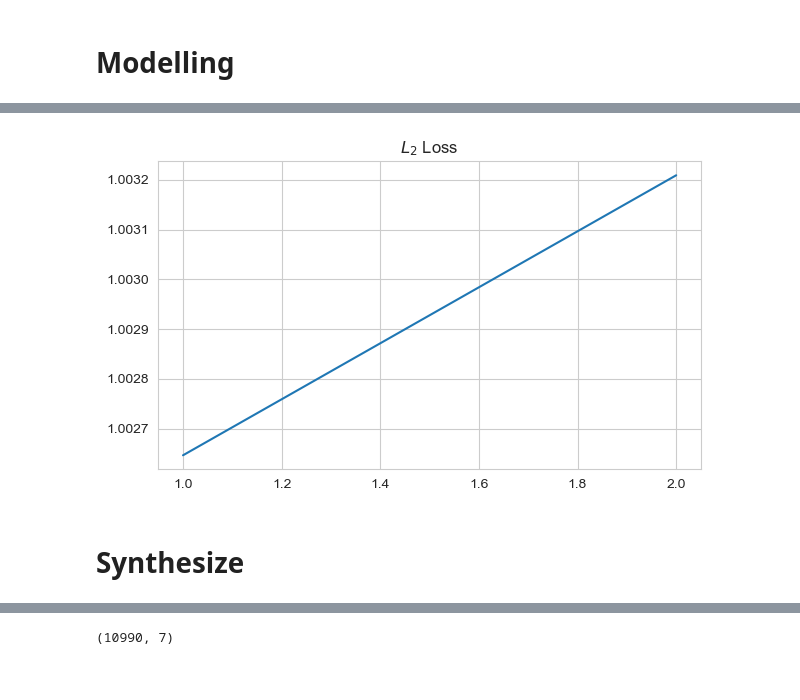
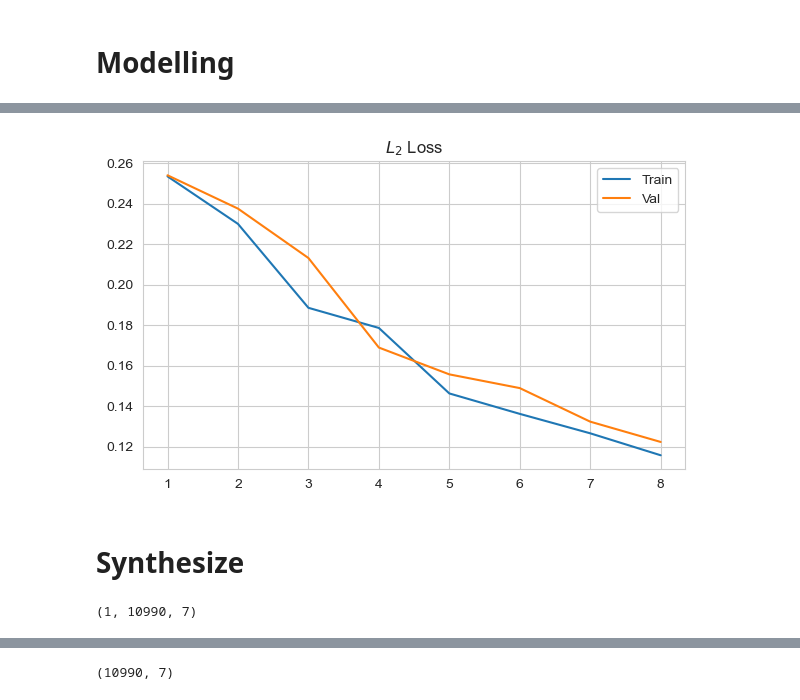
Before and after one commit to negralessio/biosignals-gen-ai, a Jupyter notebook: notebooks/modelling.ipynb, the cells around one changed output, grey strips where cells are left out. Cells and saved outputs as stored; diff of their text form; code cells hidden in the pictures.

Commit message:
Increased complexity of VAE and added new plots

```diff
--- a/notebooks/modelling.ipynb
+++ b/notebooks/modelling.ipynb
@@ -59,7 +60,7 @@ df_list[0]
 df_scaled_list = []
 
 for df in df_list:
-    scaler = StandardScaler(with_mean=False)
+    scaler = MinMaxScaler()
     df_scaled = pd.DataFrame(scaler.fit_transform(df), index=df.index, columns=df.columns)
     df_scaled_list.append(df_scaled)
 # %%
@@ -77,3 +78,7 @@ df_scaled_list[0].describe()
 # %% [markdown]
 ## Reshape to LSTM format
+# %%
+# Validation Set
+df_scaled_list_val = df_scaled_list[:2]
+df_scaled_list = df_scaled_list[len(df_scaled_list_val):]
 # %%
@@ -105,7 +118,7 @@ print(reshaped_data.shape)
 # %%
 import tensorflow as tf
 
-from tensorflow.keras.layers import Input, LSTM, RepeatVector, Dense, Bidirectional
+from tensorflow.keras.layers import Input, LSTM, RepeatVector, Dense, Bidirectional, TimeDistributed, Reshape
 
 
 # Hyperparams
@@ -124,19 +137,20 @@ class Sampling(tf.keras.layers.Layer):
 
 # Encoder Architecture
 inputs = Input(shape=(sequence_length, num_features))
-z = LSTM(128, return_sequences=True)(inputs)
-z = LSTM(latent_dims)(z)
-z_mean = Dense(latent_dims)(z)
-z_log_var = Dense(latent_dims)(z)
+z = LSTM(128)(inputs)
+z_mean = Dense(latent_dims, activation="tanh")(z)
+z_log_var = Dense(latent_dims, activation="tanh")(z)
 codings = Sampling()([z_mean, z_log_var])
-encoder = tf.keras.Model(inputs=[inputs], outputs = [z_mean, z_log_var, codings])
+encoder = tf.keras.Model(inputs=[inputs], outputs = [z_mean, z_log_var, codings], name="encoder")
 
 # Decoder Architecture
 decoder_inputs = Input(shape=(latent_dims,))
-x = RepeatVector(sequence_length)(decoder_inputs)
-x = LSTM(128, return_sequences=True)(x)
-x = LSTM(num_features, return_sequences=True)(x)
-decoder = tf.keras.Model(inputs=decoder_inputs, outputs=x)
+x = Dense(1024)(decoder_inputs)
+x = Dense(sequence_length * 1, name='Decode_1')(x)
+x = Reshape((sequence_length, 1), name='Decode_2')(x)
+x = LSTM(num_features, activation='tanh', return_sequences=True)(x)
+x = TimeDistributed(Dense(num_features, activation='linear'), name='Decoder_Output_Layer')(x)
+decoder = tf.keras.Model(inputs=decoder_inputs, outputs=x, name="decoder")
 
 # Connecting Encoder + Decoder
 _, _, codings = encoder(inputs)
@@ -177,3 +214,3 @@ ________________________________________________________________________________
 # %%
-history = vae.fit(reshaped_data, reshaped_data, epochs=2, batch_size=1)
+history = vae.fit(reshaped_data, reshaped_data, epochs=8, batch_size=2, validation_data=(reshaped_data_val, reshaped_data_val))
 # %% [output]
@@ -184,16 +233,23 @@ Epoch 2/2
 # %%
 def plot_history(history):
     loss_dict = history.history
 
-    y = loss_dict["loss"]
-    x = [i+1 for i in range(0, len(y))]
+    loss_train = loss_dict["loss"]
+    loss_val = loss_dict["val_loss"]
+    x = [i+1 for i in range(0, len(loss_val))]
 
     plt.figure(figsize=(7, 4))
     plt.title("$L_2$ Loss")
-    sns.lineplot(x=x, y=y)
+    sns.lineplot(x=x, y=loss_train, label="Train")
+    sns.lineplot(x=x, y=loss_val, label="Val")
 
 plot_history(history)
 # %% [output]
-[figure, old version]
+[figure, new version]
 # %% [markdown]
 # Synthesize
+# %%
+val_sample = np.expand_dims(reshaped_data_val[0], axis=0)#reshaped_data_val
+print(val_sample.shape)
+# %% [output]
+(1, 10990, 7)
```
Also changed, not shown: parts of 17 cells of this notebook.
